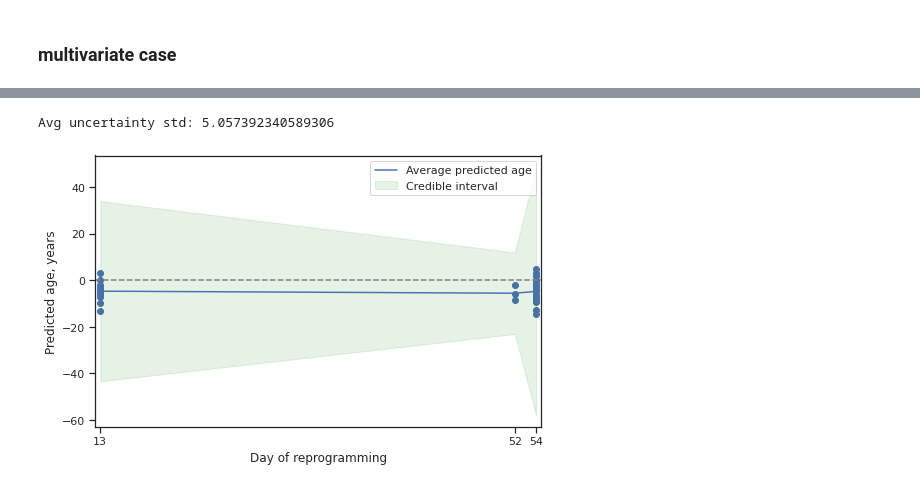
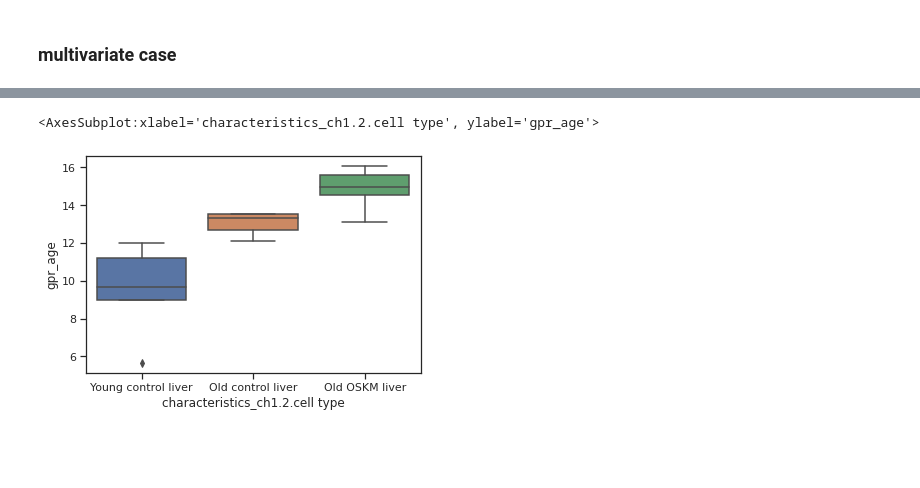
Before and after one commit to ComputationalAgingLab/reprogramming_ood, a Jupyter notebook: regression_analysis.ipynb, the cells around one changed output, grey strips where cells are left out. Cells and saved outputs as stored; diff of their text form; code cells hidden in the pictures; blank space fills up the shorter version.

```diff
--- a/regression_analysis.ipynb
+++ b/regression_analysis.ipynb
@@ -1310,7 +1347,10 @@ Resulting kernel: 10.8**2 * RBF(length_scale=0.677) + WhiteKernel(noise_level=43
 # %%
 y_test_predict_r, y_test_std_r = model.predict(Xr_clock, return_std=True)
 
-plot_repr_uncertainty(yr, y_test_predict_r, y_test_std_r, days=None, nstd=2, dh=0.1, barh=0.03)
+metr['gpr_age'] = y_test_predict_r
+#plot_repr_uncertainty(yr, y_test_predict_r, y_test_std_r, days=None, nstd=2, dh=0.1, barh=0.03)
-# %% [output]
-Avg uncertainty std: 5.057392340589306
-[figure, removed]
+# %%
+sns.boxplot(data=metr, x='characteristics_ch1.2.cell type', y='gpr_age')
+# %% [output]
+<AxesSubplot:xlabel='characteristics_ch1.2.cell type', ylabel='gpr_age'>
+[figure, added]
```
Also changed, not shown: parts of 11 cells of this notebook.
